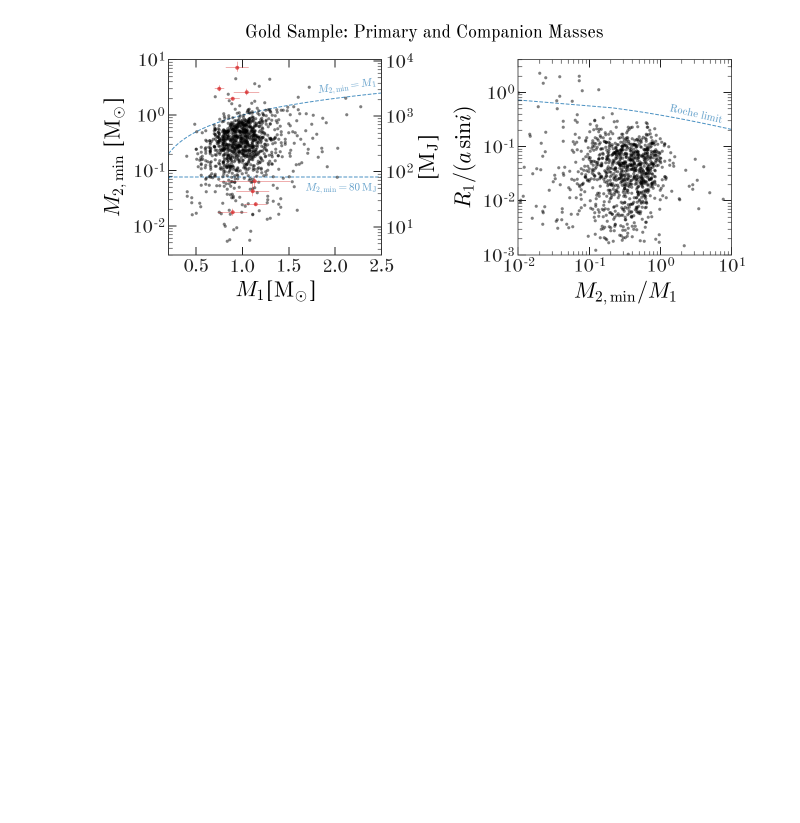
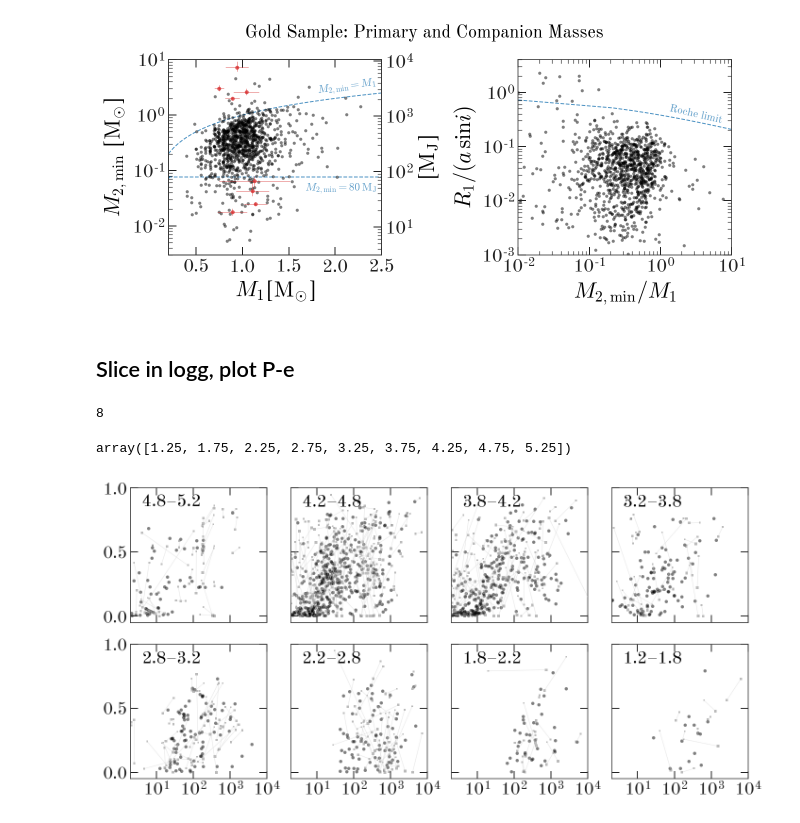
Before and after one commit to adrn/apogee-dr16-vac, a Jupyter notebook: notebooks/figures/Figure-gold-sample.ipynb, the cells around one changed output. Saved outputs shown, nothing was run; the diff lists cells and outputs as text; code cells hidden in the pictures; blank space fills up the shorter version.

Commit message:
moar text

```diff
--- a/notebooks/figures/Figure-gold-sample.ipynb
+++ b/notebooks/figures/Figure-gold-sample.ipynb
@@ -33,10 +32,3 @@ INFO: Upgrading Table to masked Table. Use Table.filled() to convert to unmasked
 len(gold), len(bimodal)//2
 # %% [output]
 (1032, 492)
-# %%
-logg_mask = (gold['LOGG'] > 2) & (gold['LOGG'] < 3)
-logg_mask2 = (bimodal['LOGG'] > 2) & (bimodal['LOGG'] < 3)
-PP = np.concatenate((gold['MAP_P'].value[logg_mask],
-                     bimodal['MAP_P'].value[logg_mask2]))
-plt.hist(PP, np.geomspace(2, 1e4, 32));
-plt.xscale('log')
@@ -255,3 +243,5 @@ fig.suptitle('Gold Sample: Primary and Companion Masses', fontsize=18)
 fig.savefig(os.path.join(figure_path, 'm2_m1_roche.pdf'), dpi=250)
 # %% [output]
 [figure]
+# %% [markdown]
+## Slice in logg, plot P-e
@@ -257,0 +258,53 @@ fig.savefig(os.path.join(figure_path, 'm2_m1_roche.pdf'), dpi=250)
+# %%
+logg_bins = np.arange(1.25, 5.25+1e-3, 0.5)
+len(logg_bins) - 1
+# %% [output]
+8
+# %%
+logg_bins
+# %% [output]
+array([1.25, 1.75, 2.25, 2.75, 3.25, 3.75, 4.25, 4.75, 5.25])
+# %%
+fig, axes = plt.subplots(2, 4, figsize=(10, 5),
+                         sharex=True, sharey=True)
+
+flat_axes = axes.flat[::-1]
+for i in range(len(logg_bins)-1):
+    ax = flat_axes[i]
+    logg_l, logg_r = logg_bins[i], logg_bins[i+1]
+
+    logg_mask = (gold['LOGG'] > logg_l) & (gold['LOGG'] <= logg_r)
+    ax.scatter(gold['MAP_P'][logg_mask],
+               gold['MAP_e'][logg_mask],
+               lw=0, color='k', alpha=0.5, s=12)
+
+    logg_mask = (bimodal['LOGG'] > logg_l) & (bimodal['LOGG'] <= logg_r)
+    sub_bimodal = bimodal[logg_mask]
+#     ax.scatter(bimodal_P[logg_mask],
+#                bimodal_e[logg_mask],
+#                lw=0, color='k', alpha=0.5, marker='s', s=12)
+    for i in [0, 1]:
+        ax.scatter(sub_bimodal['MAP_P'][i::2],
+                   sub_bimodal['MAP_e'][i::2],
+                   s=((1 + sub_bimodal['bimodal_mode_fraction'][i::2]) * 1.5)**2,
+                   color='#777777', lw=0, alpha=0.5, marker='s')
+
+    ax.plot(np.stack((sub_bimodal['MAP_P'][::2].value,
+                      sub_bimodal['MAP_P'][1::2].value)),
+            np.stack((sub_bimodal['MAP_e'][::2],
+                      sub_bimodal['MAP_e'][1::2])),
+            marker='', linestyle='-', alpha=0.5,
+            color='#cccccc', zorder=3, linewidth=0.5)
+
+    ax.text(4, 0.95, f'{logg_l:.1f}–{logg_r:.1f}',
+            fontsize=18, va='top')
+
+ax.set_xscale('log')
+ax.set_xticks(10**np.arange(1, 4+1e-3, 1))
+ax.set_xlim(2, 1e4)
+ax.set_ylim(-0.05, 1)
+
+fig.set_facecolor('w')
+fig.tight_layout()
+# %% [output]
+[figure, added]
```
Also changed, not shown: parts of 21 cells of this notebook, 3 other files.
